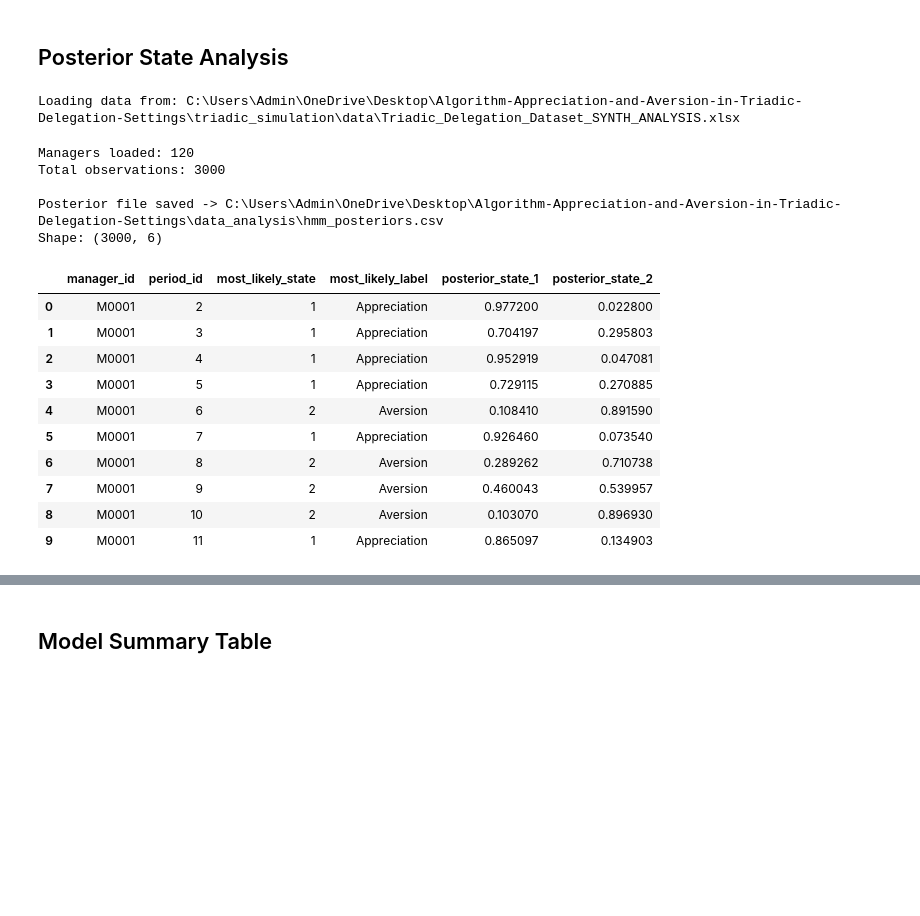
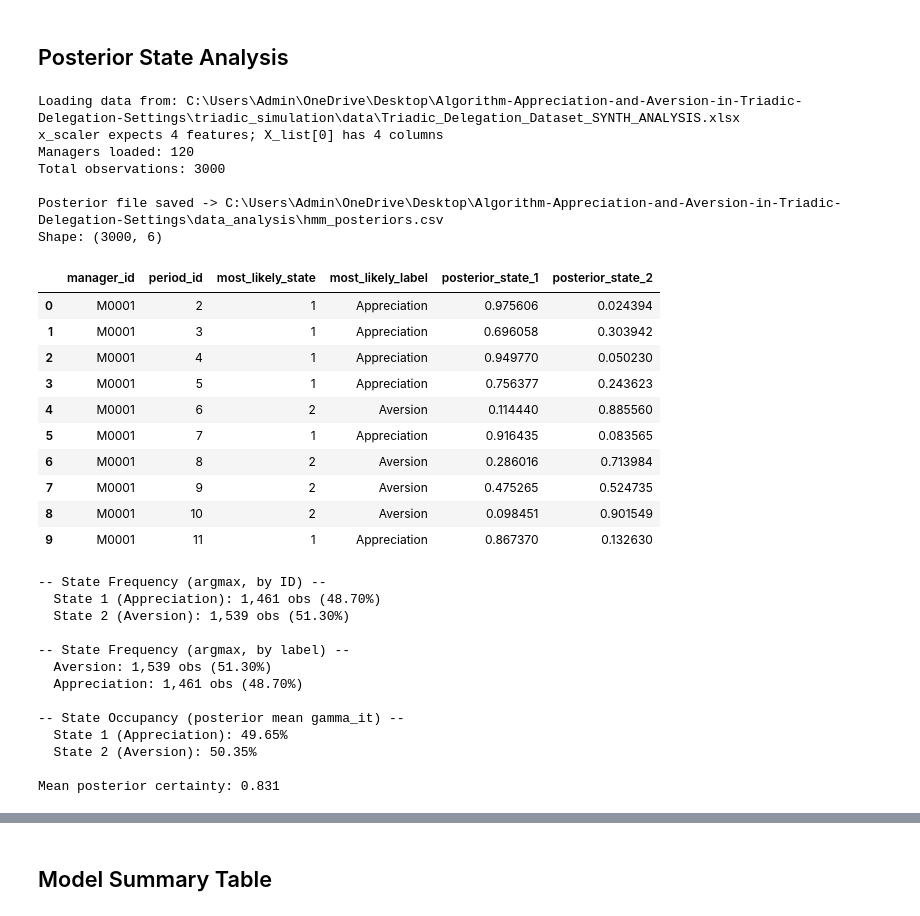
Before and after one commit to kaki1995/Triadic-Human-AI-Delegation, a Jupyter notebook: data_analysis/results_analysis.ipynb, the cells around one changed output, grey strips where cells are left out. Saved outputs shown, nothing was run; the diff lists cells and outputs as text; code cells hidden in the pictures; blank space fills up the shorter version.

Commit message:
Fix: switch to 4-covariate artifact, correct P=4 label order in cells 1, 7, 9

```diff
--- a/data_analysis/results_analysis.ipynb
+++ b/data_analysis/results_analysis.ipynb
@@ -201,6 +202,7 @@ State order for plots: [2, 1]
 # %% [markdown]
 ## Posterior State Analysis
 # %%
+
 # ============================================================
 # 4. Posterior State Assignment (WITH STATE LABELS)
 #   - Loads data from Excel, builds benchmarks, scales
@@ -281,29 +283,11 @@ def build_benchmarks(df):
     pct = df.groupby("period_id")["kpi_operational_gap_index"].rank(pct=True)
     df["horizontal_peer_benchmark"] = (pct - 0.5) * 2.0
 
-    def ai_traj(g):
-        q = g["ai_decision_authority_share"].quantile(0.30)
-        base = g.loc[
-            g["ai_decision_authority_share"] <= q,
-            "kpi_operational_gap_index",
-        ].mean()
-        if np.isnan(base):
-            base = g["kpi_operational_gap_index"].mean()
-        return g["kpi_operational_gap_index"] - base
-
-    df["within_unit_ai_trajectory_benchmark"] = (
-        df.groupby("manager_id", group_keys=False).apply(ai_traj)
-    )
     df["threshold_benchmark"] = df["recent_negative_shock"].astype(float)
 
-    # Transparency main effect + interactions (required by v2 model)
+    # Transparency main effect (required by v3 4-covariate model)
     df["transparency_level_norm"] = df["transparency_level"].astype(float) / 3.0
-    df["transparency_x_operational"] = (
-        df["transparency_level_norm"] * df["kpi_operational_gap_index"]
-    )
-    df["transparency_x_temporal"] = (
-        df["transparency_level_norm"] * df["within_unit_temporal_benchmark"]
-    )
+
     return df
 
 
@@ -326,18 +310,15 @@ df = df.merge(esc_agg[["manager_id", "period_id", "share_authority_esc"]],
               on=["manager_id", "period_id"], how="left")
 df["share_authority_esc"] = df["share_authority_esc"].fillna(0.0)
 
-# Column definitions matching hmm_2_emissions_v2 training notebook
+# Column definitions matching v3 4-covariate training notebook
 emission_cols_data = ["ai_decision_authority_share", "share_authority_esc"]  # D=2
 
 transition_cols_data = [
     "within_unit_temporal_benchmark",
     "horizontal_peer_benchmark",
-    "within_unit_ai_trajectory_benchmark",
     "threshold_benchmark",
-    "transparency_level_norm",        # transparency main effect
-    "transparency_x_operational",     # transparency Ã— kpi gap
-    "transparency_x_temporal",        # transparency Ã— temporal benchmark
-]  # P=7
+    "transparency_level_norm",
+]  # P=4
 
 control_cols_data = [
     "task_complexity_index",
@@ -372,6 +353,8 @@ for mid, g in df.groupby("manager_id"):
 y_sc = artifacts["y_scaler"]
 x_sc = artifacts["x_scaler"]
 z_sc = artifacts["z_scaler"]
+
+print(f"x_scaler expects {x_sc.n_features_in_} features; X_list[0] has {X_list[0].shape[1]} columns")
 
 Y_list = [y_sc.transform(y) for y in Y_list]
 X_list = [x_sc.transform(x) for x in X_list]
@@ -431,46 +414,60 @@ display(posteriors.head(10))
 # ----------------------------
 # State frequency (argmax) -- by state ID
 # ----------------------------
 print("\n-- State Frequency (argmax, by ID) --")
 freq = posteriors["most_likely_state"].value_counts().sort_index()
 for s, n in freq.items():
     print(f"  State {s} ({label_map[s]}): {n:,} obs ({n/len(posteriors)*100:.2f}%)")
 
 # ----------------------------
 # State frequency (argmax) -- by label
 # ----------------------------
 print("\n-- State Frequency (argmax, by label) --")
 freq_lab = posteriors["most_likely_label"].value_counts()
 for lab, n in freq_lab.items():
     print(f"  {lab}: {n:,} obs ({n/len(posteriors)*100:.2f}%)")
 
 # ----------------------------
 # Posterior occupancy (gamma-based)
 # ----------------------------
 print("\n-- State Occupancy (posterior mean gamma_it) --")
 occ = gamma.reshape(-1, J).mean(axis=0)
 for j in range(J):
     s = j + 1
     print(f"  State {s} ({label_map[s]}): {occ[j]*100:.2f}%")
 
 # Mean posterior certainty
 certainty = gamma.reshape(-1, J).max(axis=1).mean()
 print(f"\nMean posterior certainty: {certainty:.3f}")
 # %% [output]
 Loading data from: C:\Users\Admin\OneDrive\Desktop\Algorithm-Appreciation-and-Aversion-in-Triadic-Delegation-Settings\triadic_simulation\data\Triadic_Delegation_Dataset_SYNTH_ANALYSIS.xlsx
+x_scaler expects 4 features; X_list[0] has 4 columns
+Managers loaded: 120
+Total observations: 3000
+
+Posterior file saved -> C:\Users\Admin\OneDrive\Desktop\Algorithm-Appreciation-and-Aversion-in-Triadic-Delegation-Settings\data_analysis\hmm_posteriors.csv
+Shape: (3000, 6)
+|  | manager_id | period_id | most_likely_state | most_likely_label | posterior_state_1 | posterior_state_2 |
+| 0 | M0001 | 2 | 1 | Appreciation | 0.975606 | 0.024394 |
+| 1 | M0001 | 3 | 1 | Appreciation | 0.696058 | 0.303942 |
+| 2 | M0001 | 4 | 1 | Appreciation | 0.949770 | 0.050230 |
+| 3 | M0001 | 5 | 1 | Appreciation | 0.756377 | 0.243623 |
+| 4 | M0001 | 6 | 2 | Aversion | 0.114440 | 0.885560 |
+| 5 | M0001 | 7 | 1 | Appreciation | 0.916435 | 0.083565 |
+| 6 | M0001 | 8 | 2 | Aversion | 0.286016 | 0.713984 |
+| 7 | M0001 | 9 | 2 | Aversion | 0.475265 | 0.524735 |
+| 8 | M0001 | 10 | 2 | Aversion | 0.098451 | 0.901549 |
+| 9 | M0001 | 11 | 1 | Appreciation | 0.867370 | 0.132630 |
-Managers loaded: 120
-Total observations: 3000
+-- State Frequency (argmax, by ID) --
+  State 1 (Appreciation): 1,461 obs (48.70%)
+  State 2 (Aversion): 1,539 obs (51.30%)
 
-Posterior file saved -> C:\Users\Admin\OneDrive\Desktop\Algorithm-Appreciation-and-Aversion-in-Triadic-Delegation-Settings\data_analysis\hmm_posteriors.csv
-Shape: (3000, 6)
+-- State Frequency (argmax, by label) --
+  Aversion: 1,539 obs (51.30%)
+  Appreciation: 1,461 obs (48.70%)
+
+-- State Occupancy (posterior mean gamma_it) --
+  State 1 (Appreciation): 49.65%
+  State 2 (Aversion): 50.35%
+
+Mean posterior certainty: 0.831
-|  | manager_id | period_id | most_likely_state | most_likely_label | posterior_state_1 | posterior_state_2 |
-| 0 | M0001 | 2 | 1 | Appreciation | 0.977200 | 0.022800 |
-| 1 | M0001 | 3 | 1 | Appreciation | 0.704197 | 0.295803 |
-| 2 | M0001 | 4 | 1 | Appreciation | 0.952919 | 0.047081 |
-| 3 | M0001 | 5 | 1 | Appreciation | 0.729115 | 0.270885 |
-| 4 | M0001 | 6 | 2 | Aversion | 0.108410 | 0.891590 |
-| 5 | M0001 | 7 | 1 | Appreciation | 0.926460 | 0.073540 |
-| 6 | M0001 | 8 | 2 | Aversion | 0.289262 | 0.710738 |
-| 7 | M0001 | 9 | 2 | Aversion | 0.460043 | 0.539957 |
-| 8 | M0001 | 10 | 2 | Aversion | 0.103070 | 0.896930 |
-| 9 | M0001 | 11 | 1 | Appreciation | 0.865097 | 0.134903 |
```
Also changed, not shown: parts of 11 cells of this notebook.
